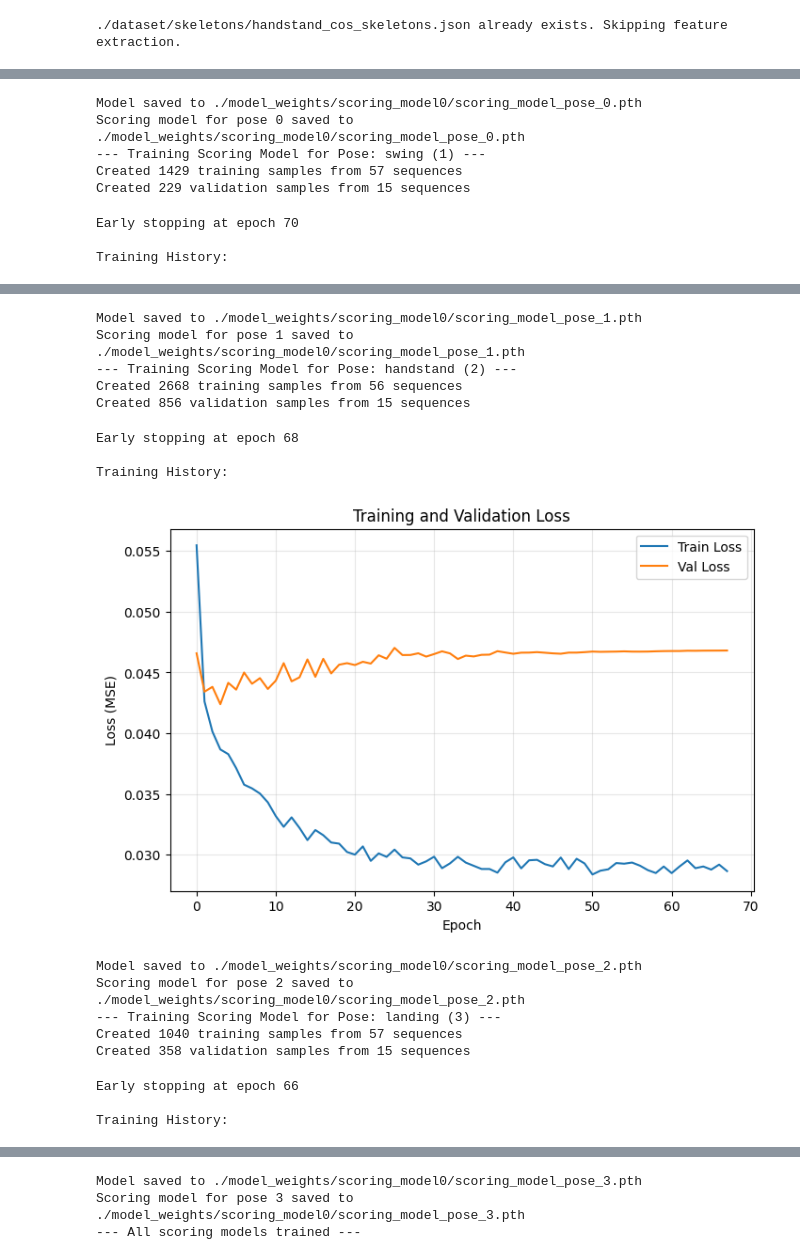
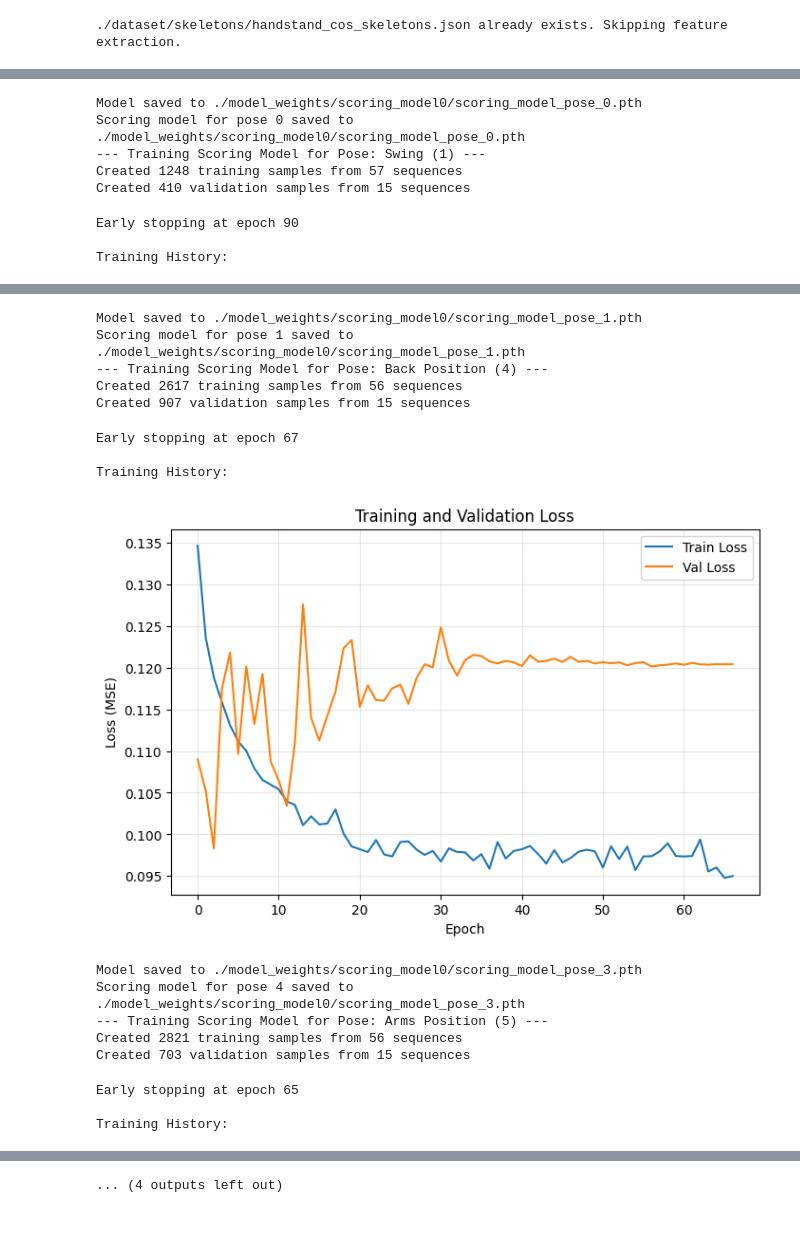
Before and after one commit to Timofejs-Rimensons/GymnasticsAnalysis, a Jupyter notebook: Training/ScoringModels/scoring_model_training.ipynb, the cells around one changed output, grey strips where cells are left out. Saved outputs shown, nothing was run; the diff lists cells and outputs as text; code cells hidden in the pictures; blank space fills up the shorter version.

Commit message:
Added ful training pipeline for GRU models

```diff
--- a/Training/ScoringModels/scoring_model_training.ipynb
+++ b/Training/ScoringModels/scoring_model_training.ipynb
@@ -190,15 +378,19 @@ features_per_pose, targets_per_pose = prepare_scoring_data(features, targets, vi
 This block trains a separate regression model for each pose to predict its score. It iterates through each pose, prepares the data, trains a `ScoringService` model, and saves the weights. Training metrics are plotted for each model.
 # %%
-for pose_id in range(len(pose_labels)):
-    print(f"--- Training Scoring Model for Pose: {pose_names[pose_id]} ({pose_id}) ---")
+def train_scoring_model(pose_name, pose_config):
+    pose_id = pose_config['pose_idx']
+    print(f"--- Training Scoring Model for Pose: {pose_name} ({pose_id}) ---")
 
-    if not features_per_pose[pose_id]:
-        print(f"No data available for pose {pose_id}. Skipping.")
-        continue
+    if pose_id not in features_per_pose or not features_per_pose[pose_id]:
+        print(f"No data available for pose {pose_name} ({pose_id}). Skipping.")
+        return
 
     # Split data
     x_train, x_test, y_train, y_test = train_test_split(
         features_per_pose[pose_id], targets_per_pose[pose_id], test_size=0.2)
+
+    num_outputs = y_train[0].shape[1]
+    input_size = x_train[0].shape[1]
 
     # Create and train the model
     scorer = ScoringService(
@@ -214,7 +406,10 @@ for pose_id in range(len(pose_labels)):
         augment_scale_range=(0.97, 1.03),
         use_joint_attention=True,
         use_temporal_attention=True,
-        num_outputs=num_segments)
+        num_outputs=num_outputs)
+
+    # Manually set input_size since it depends on the masked features
+    scorer.input_size = input_size
 
     scorer.fit(x_train, y_train, x_test, y_test)
 
@@ -222,12 +417,18 @@ for pose_id in range(len(pose_labels)):
     scorer.plot_history()
 
     # Save model
-    model_save_path = f'./model_weights/scoring_model0/scoring_model_pose_{pose_id}.pth'
+    model_save_path = pose_config['model_rel_path']
     scorer.save_model(model_save_path)
     print(f"Scoring model for pose {pose_id} saved to {model_save_path}")
 
+for pose_name, pose_config in poses_config.items():
+    # If it's a parent pose, train models for sub-poses
+    if 'sub_poses' in pose_config and pose_config['sub_poses']:
+        for sub_pose_name, sub_pose_config in pose_config['sub_poses'].items():
+            train_scoring_model(sub_pose_name, sub_pose_config)
+    # If it's a regular pose with a model path, train it
+    elif 'model_rel_path' in pose_config:
+        train_scoring_model(pose_name, pose_config)
+
 print("--- All scoring models trained ---")
-
-# The classification model training would go here, if needed.
-# For now, we assume a pre-trained classification model exists or will be trained separately.
 # %% [output]
@@ -241,8 +442,8 @@ Training History:
 Model saved to ./model_weights/scoring_model0/scoring_model_pose_0.pth
 Scoring model for pose 0 saved to ./model_weights/scoring_model0/scoring_model_pose_0.pth
---- Training Scoring Model for Pose: swing (1) ---
-Created 1429 training samples from 57 sequences
-Created 229 validation samples from 15 sequences
+--- Training Scoring Model for Pose: Swing (1) ---
+Created 1248 training samples from 57 sequences
+Created 410 validation samples from 15 sequences
-Early stopping at epoch 70
+Early stopping at epoch 90
 
 Training History:
@@ -250,17 +451,17 @@ Training History:
 Model saved to ./model_weights/scoring_model0/scoring_model_pose_1.pth
 Scoring model for pose 1 saved to ./model_weights/scoring_model0/scoring_model_pose_1.pth
---- Training Scoring Model for Pose: handstand (2) ---
-Created 2668 training samples from 56 sequences
-Created 856 validation samples from 15 sequences
+--- Training Scoring Model for Pose: Back Position (4) ---
+Created 2617 training samples from 56 sequences
+Created 907 validation samples from 15 sequences
-Early stopping at epoch 68
+Early stopping at epoch 67
 
 Training History:
-[figure, old version]
+[figure, new version]
-Model saved to ./model_weights/scoring_model0/scoring_model_pose_2.pth
-Scoring model for pose 2 saved to ./model_weights/scoring_model0/scoring_model_pose_2.pth
---- Training Scoring Model for Pose: landing (3) ---
-Created 1040 training samples from 57 sequences
-Created 358 validation samples from 15 sequences
+Model saved to ./model_weights/scoring_model0/scoring_model_pose_3.pth
+Scoring model for pose 4 saved to ./model_weights/scoring_model0/scoring_model_pose_3.pth
+--- Training Scoring Model for Pose: Arms Position (5) ---
+Created 2821 training samples from 56 sequences
+Created 703 validation samples from 15 sequences
-Early stopping at epoch 66
+Early stopping at epoch 65
 
 Training History:
@@ -268,4 +469,2 @@ Training History:
-Model saved to ./model_weights/scoring_model0/scoring_model_pose_3.pth
-Scoring model for pose 3 saved to ./model_weights/scoring_model0/scoring_model_pose_3.pth
---- All scoring models trained ---
+... (4 outputs left out)
 # %% [markdown]
```
Also changed, not shown: parts of 21 cells of this notebook, 11 other files.
